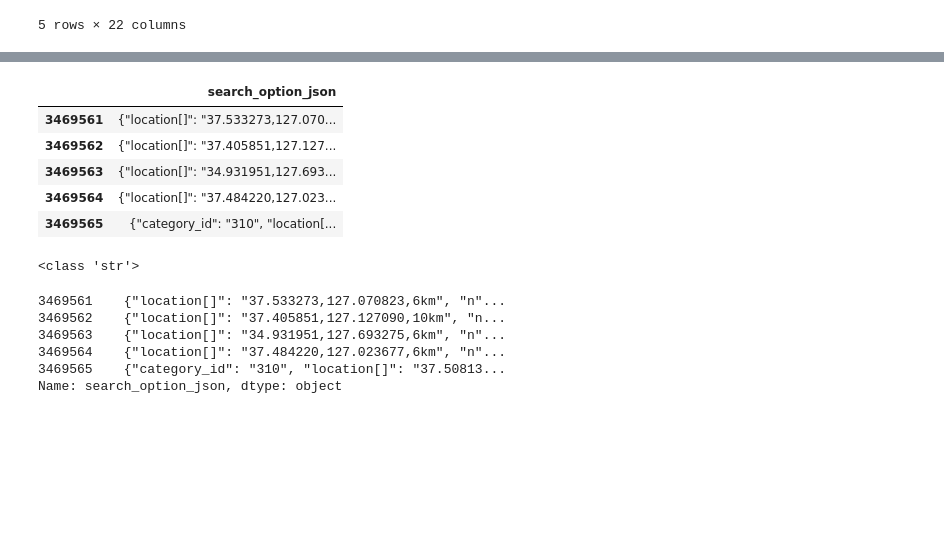
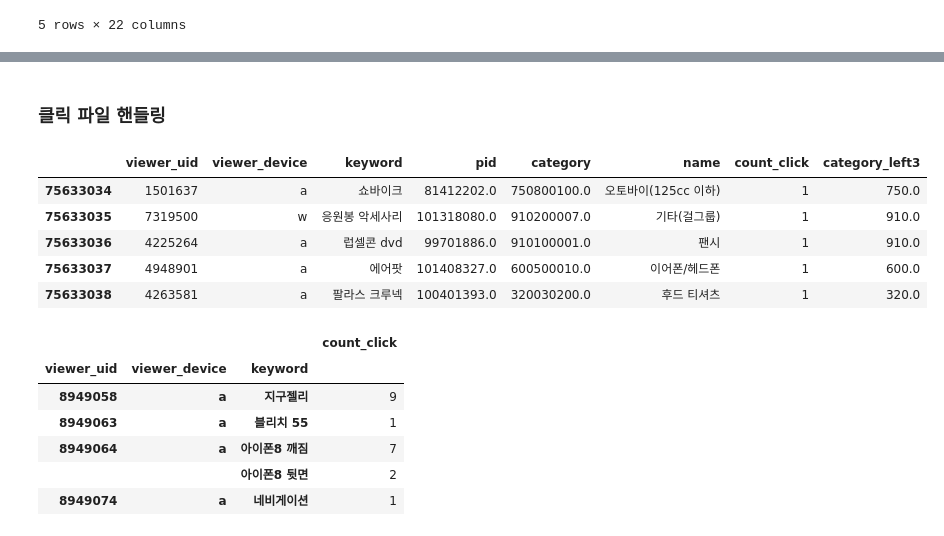
Before and after one commit to kiyoja07/python-bunjang, a Jupyter notebook: data-analysis/jupyter/search_to_click.ipynb, the cells around one changed output, grey strips where cells are left out. Drawn from its saved outputs; the diff is of its cells as text; code cells hidden in the pictures; blank space fills up the shorter version.

```diff
--- a/data-analysis/jupyter/search_to_click.ipynb
+++ b/data-analysis/jupyter/search_to_click.ipynb
@@ -258,34 +44,2 @@ df_search_category_agg
-# %%
-path = '../csv/test.csv'
-
-df_test = pd.read_csv(path)
-
-df_test.tail()
-# %% [output]
-|  | search_option_json |
-| 3469561 | {"location[]": "37.533273,127.070... |
-| 3469562 | {"location[]": "37.405851,127.127... |
-| 3469563 | {"location[]": "34.931951,127.693... |
-| 3469564 | {"location[]": "37.484220,127.023... |
-| 3469565 | {"category_id": "310", "location[... |
-# %%
-print(type(df_test['search_option_json'][0]))
-# %% [output]
-<class 'str'>
-# %%
-import json
-
-def row_to_json(row):
-    loads_row = json.loads(row)
-    return json.dumps(loads_row)
-
-
-df_test_json = df_test['search_option_json'].apply(row_to_json)
-df_test_json.tail()
-# %% [output]
-3469561    {"location[]": "37.533273,127.070823,6km", "n"...
-3469562    {"location[]": "37.405851,127.127090,10km", "n...
-3469563    {"location[]": "34.931951,127.693275,6km", "n"...
-3469564    {"location[]": "37.484220,127.023677,6km", "n"...
-3469565    {"category_id": "310", "location[]": "37.50813...
-Name: search_option_json, dtype: object
+# %% [markdown]
+### 클릭 파일 핸들링
@@ -291,0 +59,28 @@ Name: search_option_json, dtype: object
+# %%
+df_click = pd.read_csv('../csv/tmp/df_click.csv')
+
+df_click.tail()
+# %% [output]
+|  | viewer_uid | viewer_device | keyword | pid | category | name | count_click | category_left3 |
+| 75633034 | 1501637 | a | 쇼바이크 | 81412202.0 | 750800100.0 | 오토바이(125cc 이하) | 1 | 750.0 |
+| 75633035 | 7319500 | w | 응원봉 악세사리 | 101318080.0 | 910200007.0 | 기타(걸그룹) | 1 | 910.0 |
+| 75633036 | 4225264 | a | 럽셀콘 dvd | 99701886.0 | 910100001.0 | 팬시 | 1 | 910.0 |
+| 75633037 | 4948901 | a | 에어팟 | 101408327.0 | 600500010.0 | 이어폰/헤드폰 | 1 | 600.0 |
+| 75633038 | 4263581 | a | 팔라스 크루넥 | 100401393.0 | 320030200.0 | 후드 티셔츠 | 1 | 320.0 |
+# %%
+
+df_click_agg = df_click.groupby(['viewer_uid', 'viewer_device', 'keyword']).agg({'count_click': 'sum'})
+
+df_click_agg.reset_index()
+
+df_click_agg.to_csv('../csv/tmp/df_click_agg.csv', index=True, mode='w', header=True) # save
+
+df_click_agg.tail()
+# %% [output]
+|  |  |  | count_click |
+| viewer_uid | viewer_device | keyword |  |
+| 8949058 | a | 지구젤리 | 9 |
+| 8949063 | a | 블리치 55 | 1 |
+| 8949064 | a | 아이폰8 깨짐 | 7 |
+|  |  | 아이폰8 뒷면 | 2 |
+| 8949074 | a | 네비게이션 | 1 |
```
Also changed, not shown: parts of 38 cells of this notebook, 2 other files.
